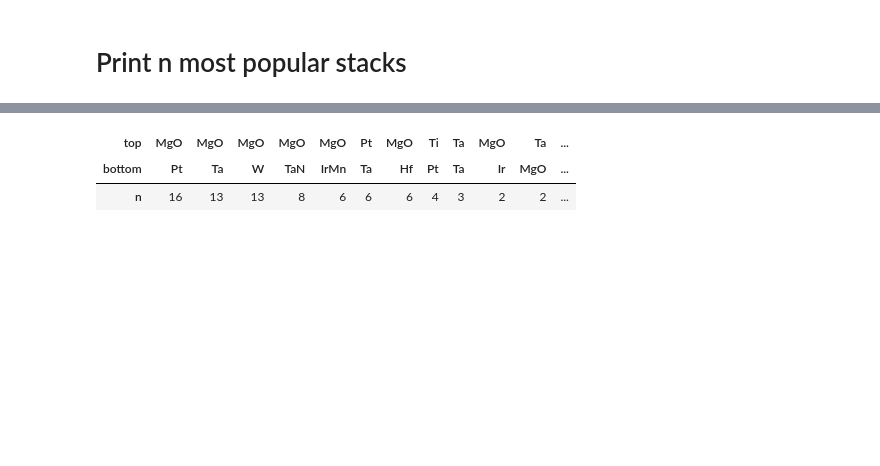
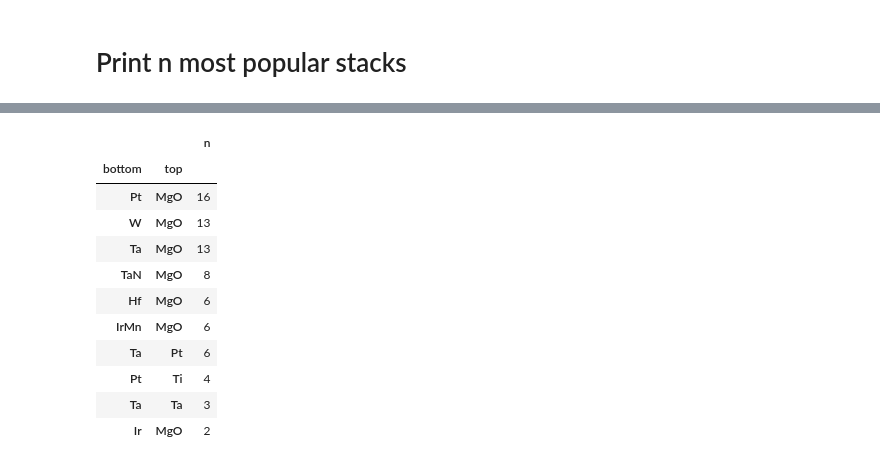
Before and after one commit to gdurin/DMI_plots, a Jupyter notebook: DMI_data_plot.ipynb, the cells around one changed output, grey strips where cells are left out. Drawn from its saved outputs; the diff is of its cells as text; code cells hidden in the pictures; blank space fills up the shorter version.

```diff
--- a/DMI_data_plot.ipynb
+++ b/DMI_data_plot.ipynb
@@ -414,11 +448,18 @@ dmi.print_most_popular_stacks('Co',nfirst=10)
 # %%
 # Print the most popular stacks for CoFeB
-q = dmi.print_most_popular_stacks('CoFeB',nfirst=20)
-with pd.option_context('display.multi_sparse', False):
-    display(q)
+dmi.print_most_popular_stacks('CoFeB',nfirst=10);
 # %% [output]
-| top | MgO | MgO | MgO | MgO | MgO | Pt | MgO | Ti | Ta | MgO | Ta | ... |
-| bottom | Pt | Ta | W | TaN | IrMn | Ta | Hf | Pt | Ta | Ir | MgO | ... |
-| n | 16 | 13 | 13 | 8 | 6 | 6 | 6 | 4 | 3 | 2 | 2 | ... |
+|  |  | n |
+| bottom | top |  |
+| Pt | MgO | 16 |
+| W | MgO | 13 |
+| Ta | MgO | 13 |
+| TaN | MgO | 8 |
+| Hf | MgO | 6 |
+| IrMn | MgO | 6 |
+| Ta | Pt | 6 |
+| Pt | Ti | 4 |
+| Ta | Ta | 3 |
+| Ir | MgO | 2 |
 # %%
 # Print the most popular stacks for CoNi
```
Also changed, not shown: parts of 22 cells of this notebook, 1 other file.
